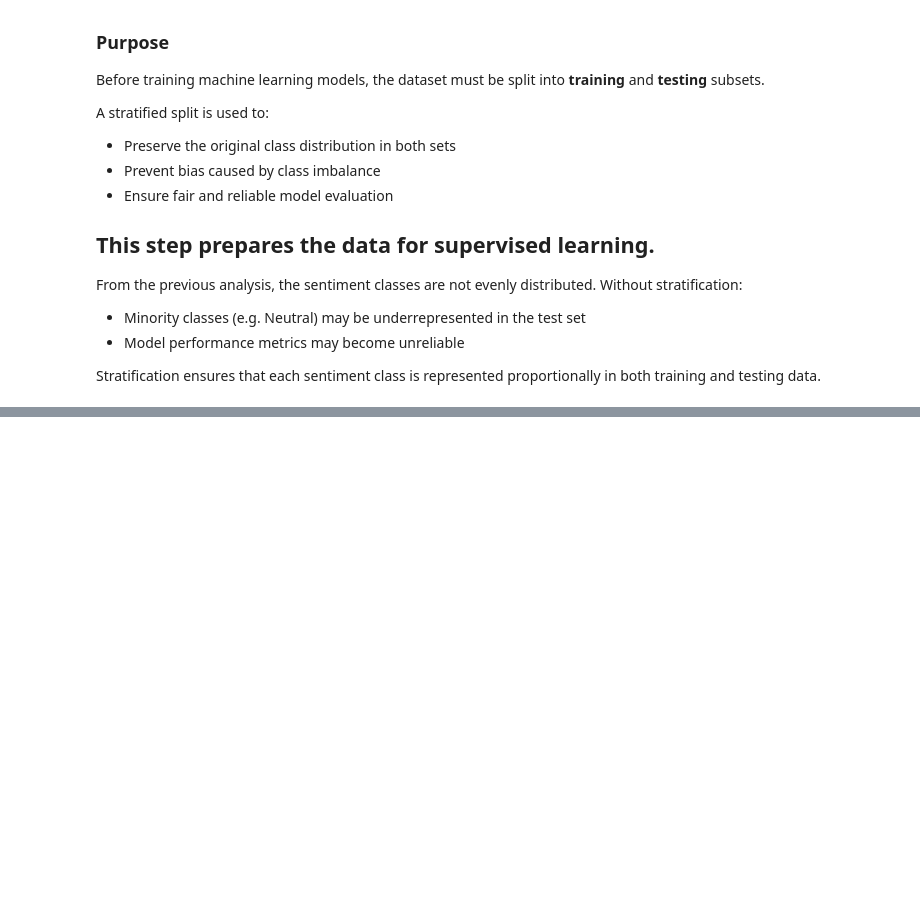
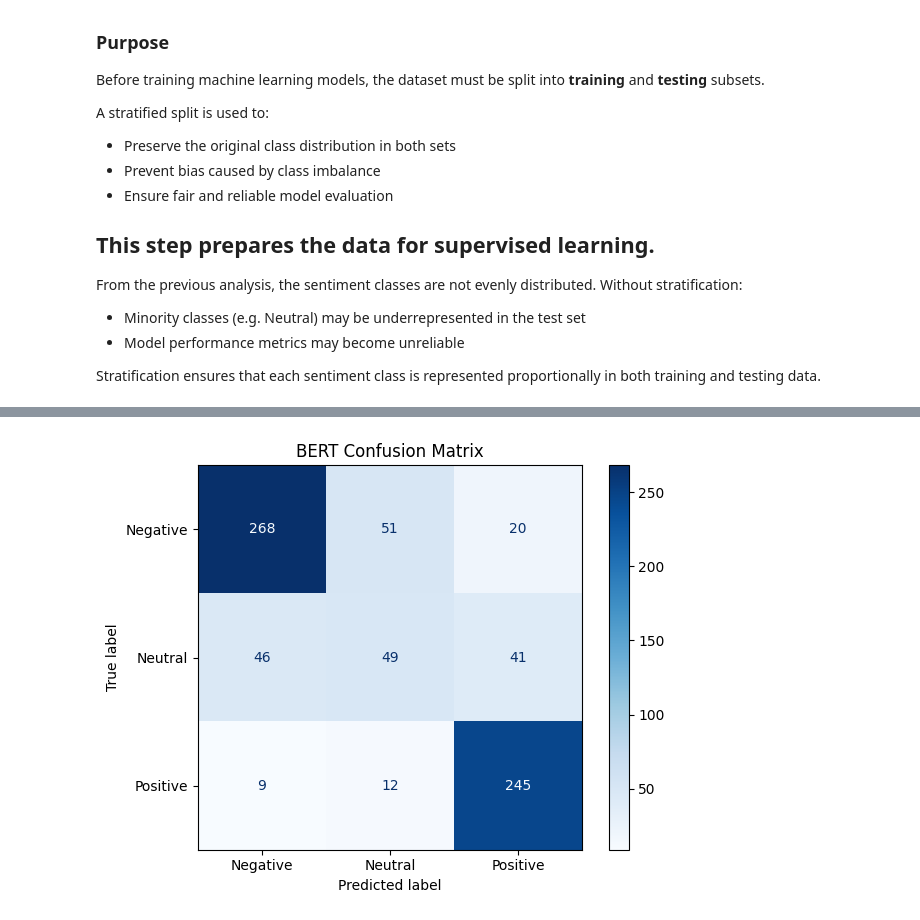
Before and after one commit to apilghimire/AML-Coursework, a Jupyter notebook: coursework.ipynb, the cells around one changed output, grey strips where cells are left out. Drawn from its saved outputs; the diff is of its cells as text; code cells hidden in the pictures; blank space fills up the shorter version.

```diff
--- a/coursework.ipynb
+++ b/coursework.ipynb
@@ -994,0 +2175,23 @@ in both training and testing data.
+# %%
+all_preds = []
+all_labels = []
+all_probs = []
+
+model.eval()
+
+with torch.no_grad():
+    for batch in test_loader:
+
+        # Move batch to the same device as the model
+        batch = {k: v.to(device) for k, v in batch.items()}
+
+        outputs = model(**batch)
+        logits = outputs.logits
+
+        # Convert logits to probabilities
+        probs = torch.softmax(logits, dim=1)
+
+        # Store probabilities and predictions
+        all_probs.extend(probs.cpu().numpy())
+        all_preds.extend(torch.argmax(logits, dim=1).cpu().numpy())
+        all_labels.extend(batch["labels"].cpu().numpy())
@@ -994,0 +2200,7 @@ in both training and testing data.
+# %%
+# Generate classification report
+print(classification_report(all_labels, all_preds, target_names=["Negative", "Neutral", "Positive"]))
+
+# Confusion matrix
+bert_cm=confusion_matrix(all_labels, all_preds)
+print(bert_cm)
@@ -994,0 +2434,15 @@ in both training and testing data.
+# %%
+import matplotlib.pyplot as plt
+from sklearn.metrics import ConfusionMatrixDisplay
+
+class_names = ["Negative", "Neutral", "Positive"]
+disp = ConfusionMatrixDisplay(
+    confusion_matrix=bert_cm,
+    display_labels=class_names
+)
+disp.plot(cmap="Blues", values_format="d")
+plt.title("BERT Confusion Matrix")
+plt.tight_layout()
+plt.show()
+# %% [output]
+[figure, added]
```
Also changed, not shown: parts of 180 cells of this notebook.
